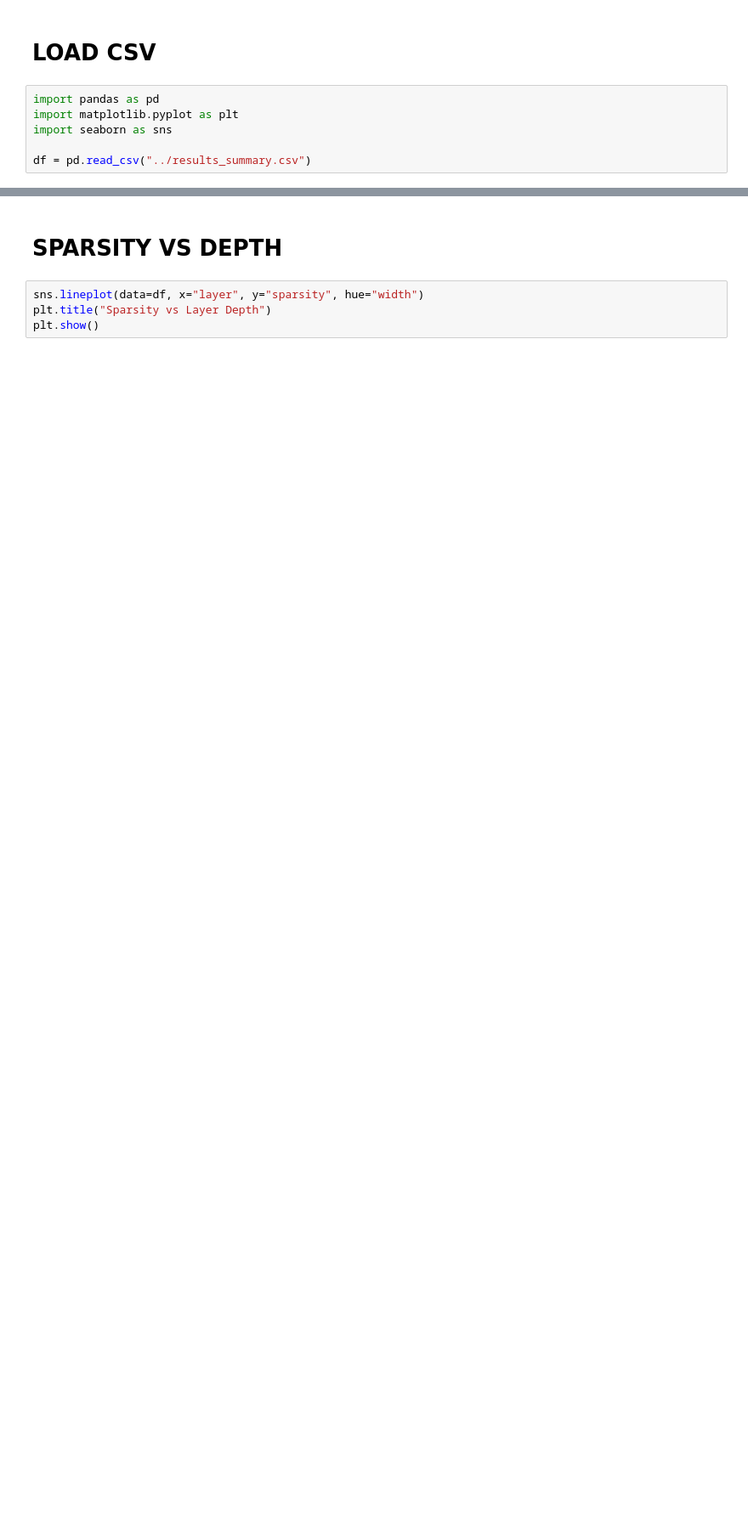
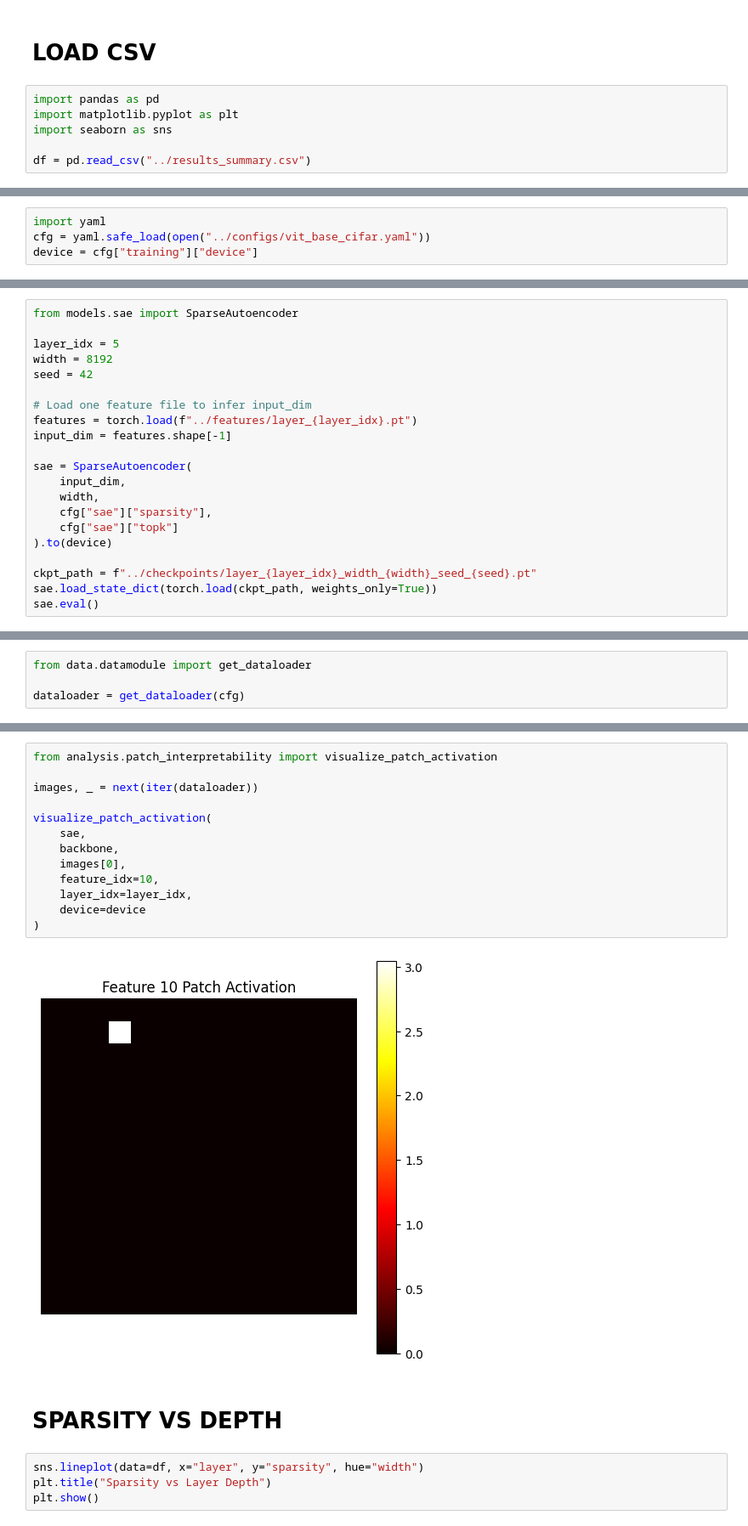
Before and after one commit to maverick0721/VisionSAE_Interpreting-Visual-Representations, a Jupyter notebook: notebooks/interpretability_analysis.ipynb, the cells around one changed output, grey strips where cells are left out. Shown at 85% size. Cells and saved outputs as stored; diff of their text form; blank space fills up the shorter version.

```diff
--- a/notebooks/interpretability_analysis.ipynb
+++ b/notebooks/interpretability_analysis.ipynb
@@ -8,0 +23,4 @@ df = pd.read_csv("../results_summary.csv")
+# %%
+import yaml
+cfg = yaml.safe_load(open("../configs/vit_base_cifar.yaml"))
+device = cfg["training"]["device"]
@@ -8,0 +59,21 @@ df = pd.read_csv("../results_summary.csv")
+# %%
+from models.sae import SparseAutoencoder
+
+layer_idx = 5
+width = 8192
+seed = 42
+
+# Load one feature file to infer input_dim
+features = torch.load(f"../features/layer_{layer_idx}.pt")
+input_dim = features.shape[-1]
+
+sae = SparseAutoencoder(
+    input_dim,
+    width,
+    cfg["sae"]["sparsity"],
+    cfg["sae"]["topk"]
+).to(device)
+
+ckpt_path = f"../checkpoints/layer_{layer_idx}_width_{width}_seed_{seed}.pt"
+sae.load_state_dict(torch.load(ckpt_path, weights_only=True))
+sae.eval()
@@ -8,0 +87,4 @@ df = pd.read_csv("../results_summary.csv")
+# %%
+from data.datamodule import get_dataloader
+
+dataloader = get_dataloader(cfg)
@@ -9,3 +93,18 @@ df = pd.read_csv("../results_summary.csv")
+# %%
+from analysis.patch_interpretability import visualize_patch_activation
+
+images, _ = next(iter(dataloader))
+
+visualize_patch_activation(
+    sae,
+    backbone,
+    images[0],
+    feature_idx=10,
+    layer_idx=layer_idx,
+    device=device
+)
+# %% [output]
+[figure, added]
 # %% [markdown]
 # SPARSITY VS DEPTH
 # %%
```
Also changed, not shown: parts of 8 cells of this notebook, 1 other file.
